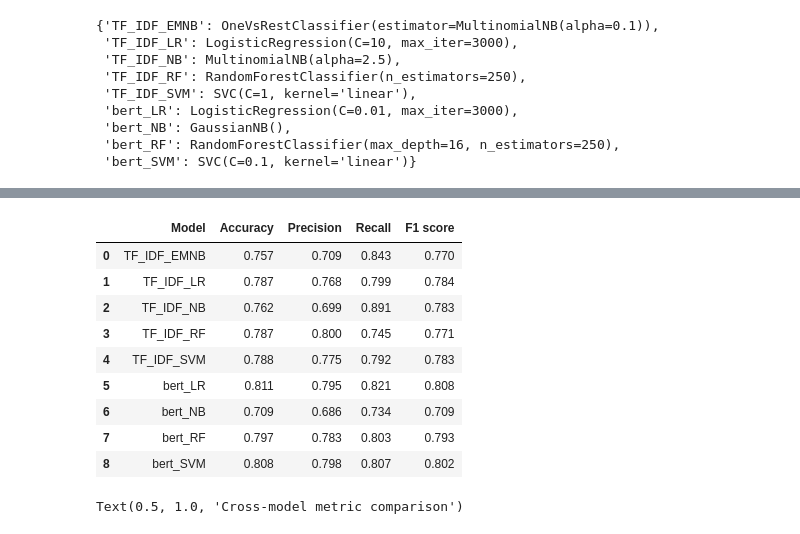
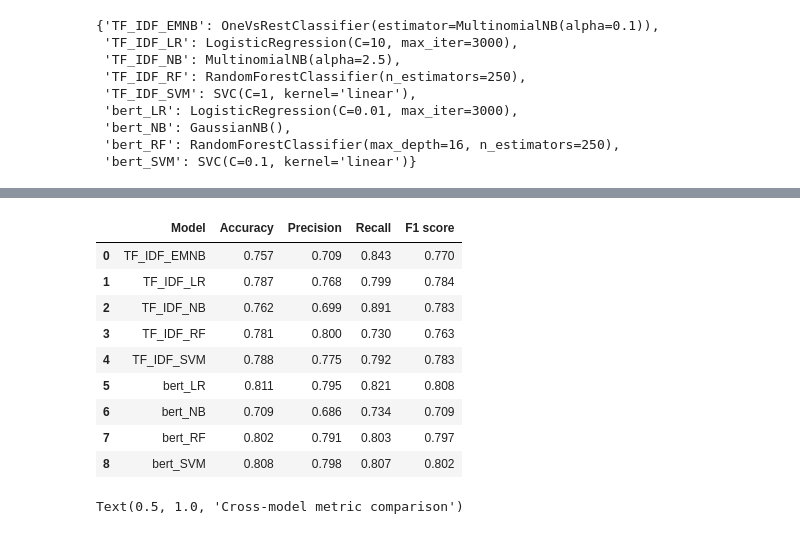
Before and after one commit to ElmiraOn/P4-CRISTAL-Replication, a Jupyter notebook: CRISTAL_Enhancement.ipynb, the cells around one changed output, grey strips where cells are left out. Cells and saved outputs as stored; diff of their text form; code cells hidden in the pictures.

```diff
--- a/CRISTAL_Enhancement.ipynb
+++ b/CRISTAL_Enhancement.ipynb
@@ -1018,21 +1178,21 @@ bert_SVM --> Accuracy= 0.808 | Precision= 0.798 | Recall= 0.807 | F1 score= 0.80
 # %%
 data = pd.DataFrame()
 data["Model"] = ['TF_IDF_EMNB', 'TF_IDF_LR', 'TF_IDF_NB', 'TF_IDF_RF', 'TF_IDF_SVM', 'bert_LR', 'bert_NB', 'bert_RF', 'bert_SVM' ]
-data["Accuracy"] = [0.757, 0.787,  0.762,0.787, 0.788 , 0.811, 0.709, 0.797, 0.808]
-data["Precision"] = [0.709,0.768, 0.699, 0.8, 0.775, 0.795, 0.686, 0.783, 0.798 ]
-data["Recall"] = [0.843, 0.799,0.891 , 0.745, 0.792, 0.821, 0.734, 0.803, 0.807]
-data["F1 score"] = [0.77, 0.784, 0.783, 0.771, 0.783, 0.808, 0.709, 0.793, 0.802]
+data["Accuracy"] = [0.757, 0.787,  0.762,0.781, 0.788 , 0.811, 0.709, 0.802, 0.808]
+data["Precision"] = [0.709,0.768, 0.699, 0.8, 0.775, 0.795, 0.686, 0.791, 0.798 ]
+data["Recall"] = [0.843, 0.799,0.891 , 0.73, 0.792, 0.821, 0.734, 0.803, 0.807]
+data["F1 score"] = [0.77, 0.784, 0.783, 0.763, 0.783, 0.808, 0.709, 0.797, 0.802]
 data.head(10)
 # %% [output]
 |  | Model | Accuracy | Precision | Recall | F1 score |
 | 0 | TF_IDF_EMNB | 0.757 | 0.709 | 0.843 | 0.770 |
 | 1 | TF_IDF_LR | 0.787 | 0.768 | 0.799 | 0.784 |
 | 2 | TF_IDF_NB | 0.762 | 0.699 | 0.891 | 0.783 |
-| 3 | TF_IDF_RF | 0.787 | 0.800 | 0.745 | 0.771 |
+| 3 | TF_IDF_RF | 0.781 | 0.800 | 0.730 | 0.763 |
 | 4 | TF_IDF_SVM | 0.788 | 0.775 | 0.792 | 0.783 |
 | 5 | bert_LR | 0.811 | 0.795 | 0.821 | 0.808 |
 | 6 | bert_NB | 0.709 | 0.686 | 0.734 | 0.709 |
-| 7 | bert_RF | 0.797 | 0.783 | 0.803 | 0.793 |
+| 7 | bert_RF | 0.802 | 0.791 | 0.803 | 0.797 |
 | 8 | bert_SVM | 0.808 | 0.798 | 0.807 | 0.802 |
 # %%
 plt.figure(figsize=(8,5))
```
Also changed, not shown: parts of 27 cells of this notebook.
